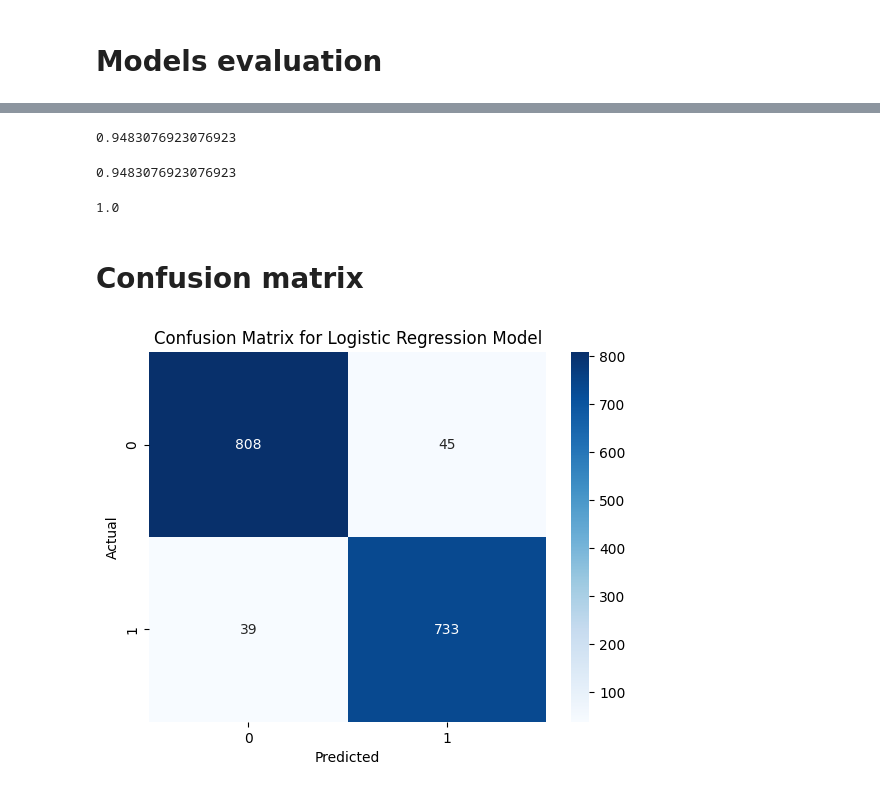
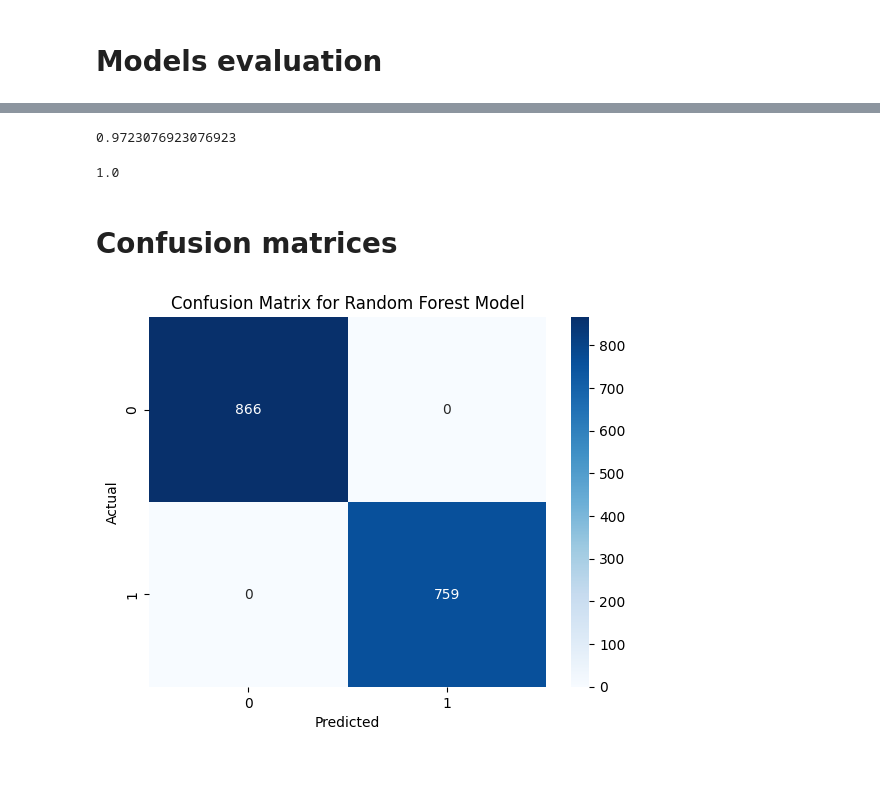
Before and after one commit to milenakowalska/mushroom_classification_model, a Jupyter notebook: mushroom_classifier.ipynb, the cells around one changed output, grey strips where cells are left out. Saved outputs shown, nothing was run; the diff lists cells and outputs as text; code cells hidden in the pictures.

Commit message:
Add a random forest classifier and a project report.

```diff
--- a/mushroom_classifier.ipynb
+++ b/mushroom_classifier.ipynb
@@ -154,0 +164,17 @@ x_train, x_test, y_train, y_test = train_test_split(x, y, test_size=0.2)
+# %%
+param_grid = {
+    "n_estimators": [100, 200, 300, 400, 500],
+    "max_depth": [2, 5, 10, 20],
+    "min_samples_split": [2, 5, 10, 20],
+}
+# %%
+grid = GridSearchCV(
+    estimator=rf,
+    param_grid=param_grid,
+    cv=kfold,
+    n_jobs=-1,
+)
+# %%
+start_time = time.time()
+grid.fit(x_train, y_train)
+end_time = time.time()
@@ -167,2 +261,4 @@ SVC()
 # %% [markdown]
 # Models evaluation
+# %%
+y_predict_rf = grid.predict(x_test)
@@ -171,9 +271,5 @@ y_predict = lrmodel.predict(x_test)
 # %%
-accuracy_score(y_test, y_predict)
+accuracy_score(y_test, y_predict_lr)
 # %% [output]
-0.9483076923076923
+0.9723076923076923
-# %%
-lrmodel.score(x_test, y_test)
-# %% [output]
-0.9483076923076923
 # %%
@@ -183,13 +279,13 @@ accuracy_score(y_test, svm_y_predict)
 # %% [output]
 1.0
 # %% [markdown]
-# Confusion matrix
+# Confusion matrices
 # %%
-cm = confusion_matrix(y_test, y_predict)
+cm = confusion_matrix(y_test, y_predict_rf)
 sns.heatmap(cm, annot=True, fmt="d", cmap="Blues")
 plt.xlabel("Predicted")
 plt.ylabel("Actual")
-plt.title("Confusion Matrix for Logistic Regression Model")
+plt.title("Confusion Matrix for Random Forest Model")
 plt.show()
 # %% [output]
-[figure, old version]
+[figure, new version]
```
Also changed, not shown: parts of 33 cells of this notebook, 2 other files.
